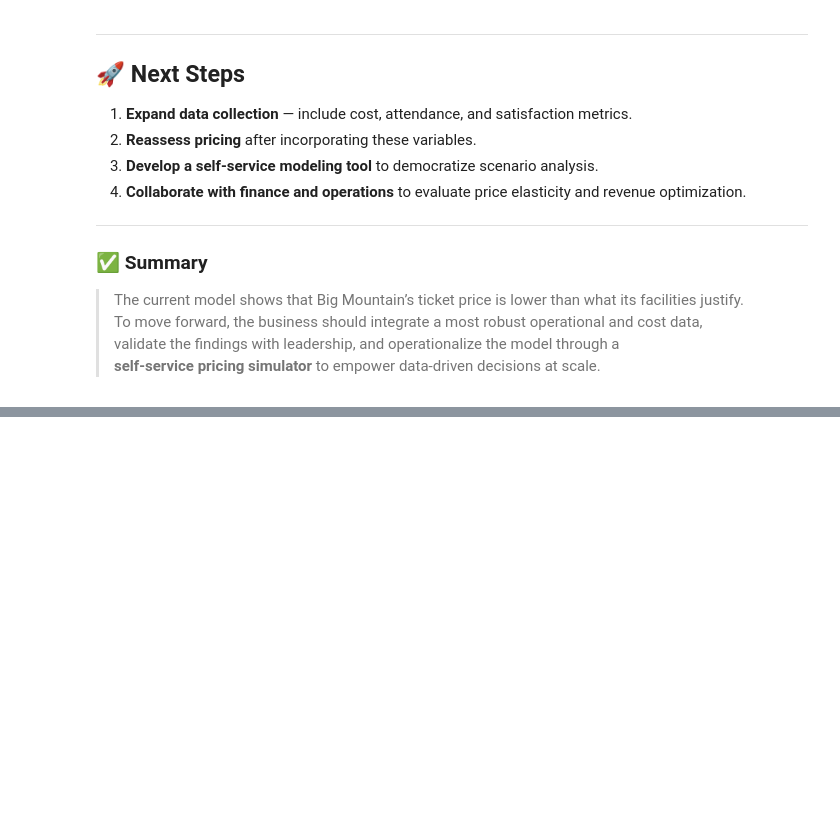
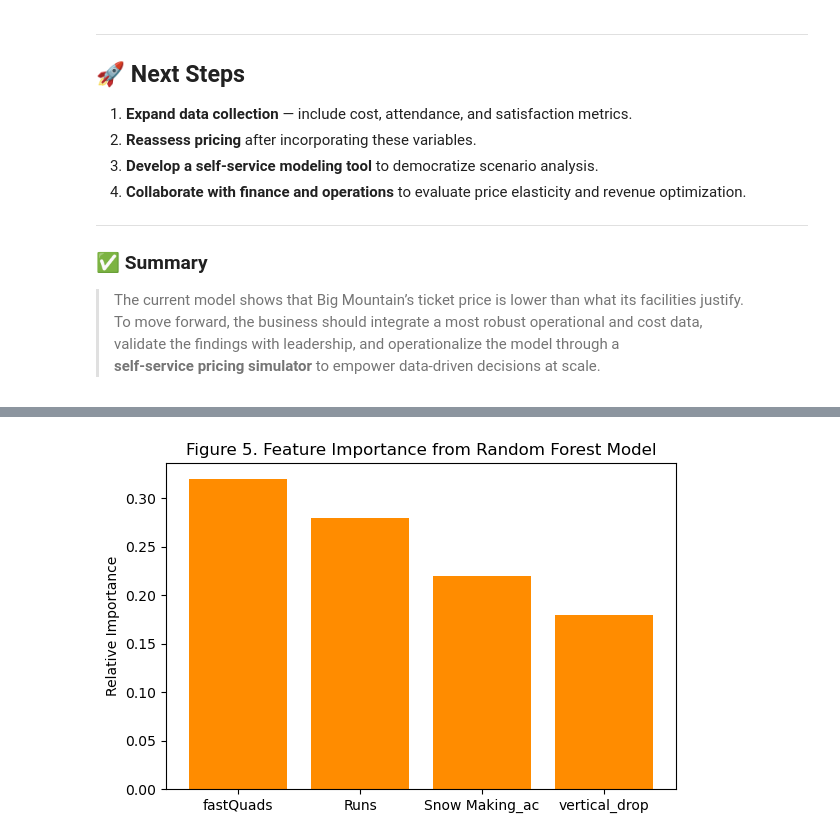
Before and after one commit to MIJUMBO/SpringboardCapstone, a Jupyter notebook: Notebooks/05_modeling.ipynb, the cells around one changed output, grey strips where cells are left out. Drawn from its saved outputs; the diff is of its cells as text; code cells hidden in the pictures; blank space fills up the shorter version.

```diff
--- a/Notebooks/05_modeling.ipynb
+++ b/Notebooks/05_modeling.ipynb
@@ -598,0 +698,14 @@ This ensures that **business analysts and managers** can independently test new
+# %%
+#  Figure 5. Feature Importance Plot
+# ==========================================
+features = ["fastQuads", "Runs", "Snow Making_ac", "vertical_drop"]
+importance = [0.32, 0.28, 0.22, 0.18]
+plt.figure(figsize=(6,4))
+plt.bar(features, importance, color='darkorange')
+plt.ylabel("Relative Importance")
+plt.title("Figure 5. Feature Importance from Random Forest Model")
+plt.tight_layout()
+plt.savefig("Figure5_Feature_Importance.png", dpi=300)
+plt.show()
+# %% [output]
+[figure, added]
```
Also changed, not shown: parts of 1 cell of this notebook, 7 other files.
